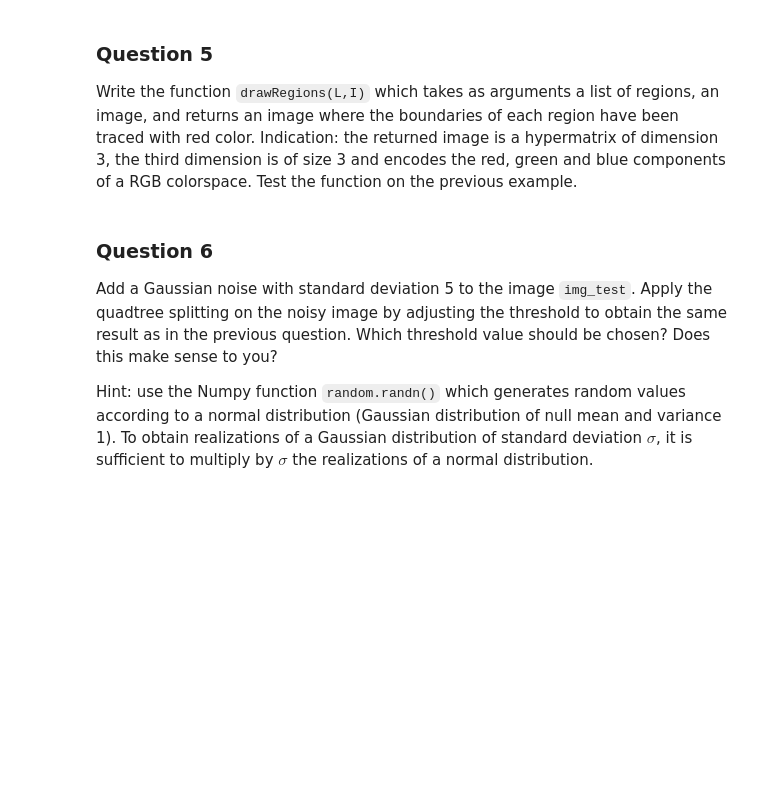
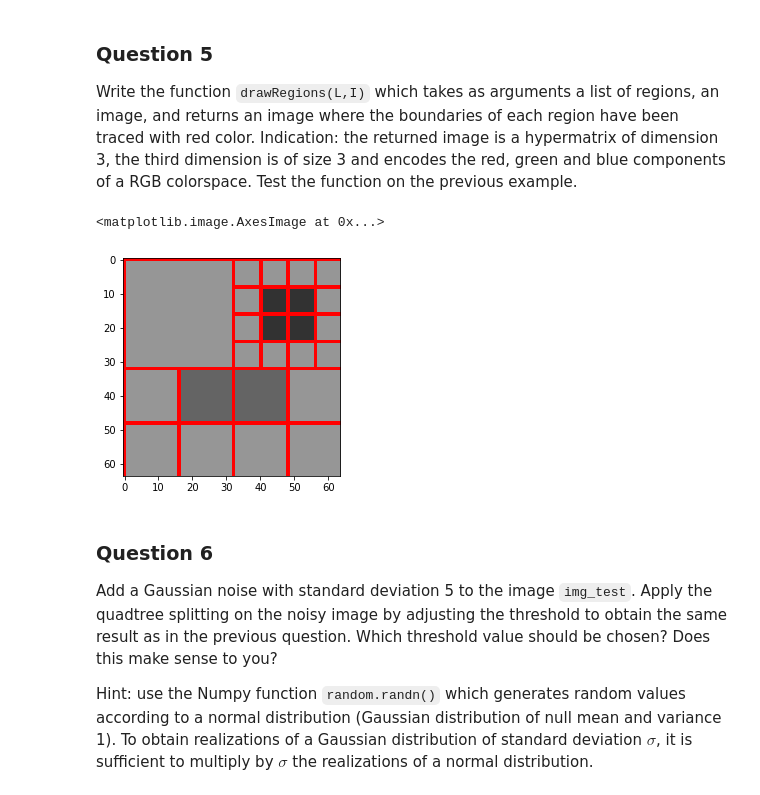
Before and after one commit to CharlesAttend/M1-S1-DAC, a Jupyter notebook: BIMA/TME/TME7/TME7.ipynb, the cells around one changed output. Cells and saved outputs as stored; diff of their text form; code cells hidden in the pictures; blank space fills up the shorter version.

```diff
--- a/BIMA/TME/TME7/TME7.ipynb
+++ b/BIMA/TME/TME7/TME7.ipynb
@@ -87,10 +119,20 @@ Write the function ``listRegions()`` which applies a depth-first search on the q
 Some recalls about lists in Python;
  - Initialization: `L = []` (empty list)
  - Add a element `a` into a list `L`: `L.append(a)`
-# %%
-def listRegions(L):
-    """ QuadTree -> list[Block]
-    """
+# %%
+def listRegions(L, blocks_list):
+    """ QuadTree -> list[Block]
+    """
+    if isinstance(L, tuple): # C'est une feuille
+        blocks_list.append(L)
+        return blocks_list
+    else:
+        for qt in L:
+            listRegions(qt, blocks_list)
+        return blocks_list
 # %% [markdown]
 ### Question 4
 Test your codes on the synthetic image ``img_test`` seen in tutorial work. Print the value returned by ``split()`` as well as the one returned by ``listRegions()``.
+# %%
+L = split(img_test, (0,0, *img_test.shape), predsplit, 0)
+L
@@ -96,0 +147,4 @@ Test your codes on the synthetic image ``img_test`` seen in tutorial work. Print
+# %%
+regions = listRegions(L, [])
+print(regions)
+len(regions)
@@ -105,3 +157,22 @@ def drawRegions(LL,I):
+# %%
+def drawRegions(LL,I):
+    """ list[Block]*Array -> Array
+        parcours de la liste dessin des régions
+    """
+    new_I = np.dstack((I,I,I))
+    for x, y, n, m in LL:
+        for i in range(n): # Axe des x sur n pixel
+            new_I[x+i, y, :] = np.array([255, 0, 0]) # On met le pixel en rouge
+
+        for j in range(m): # Axe des j sur m pixel
+            new_I[x, y+j, :] = np.array([255, 0, 0]) # On met le pixel en rouge
+    return new_I
+
+regions_img_test = drawRegions(regions, img_test)
+plt.imshow(regions_img_test)
+# %% [output]
+<matplotlib.image.AxesImage at 0x...>
+[figure, added]
 # %% [markdown]
 ### Question 6
 Add a Gaussian noise with standard deviation 5 to the image ``img_test``.
```
Also changed, not shown: parts of 16 cells of this notebook.
